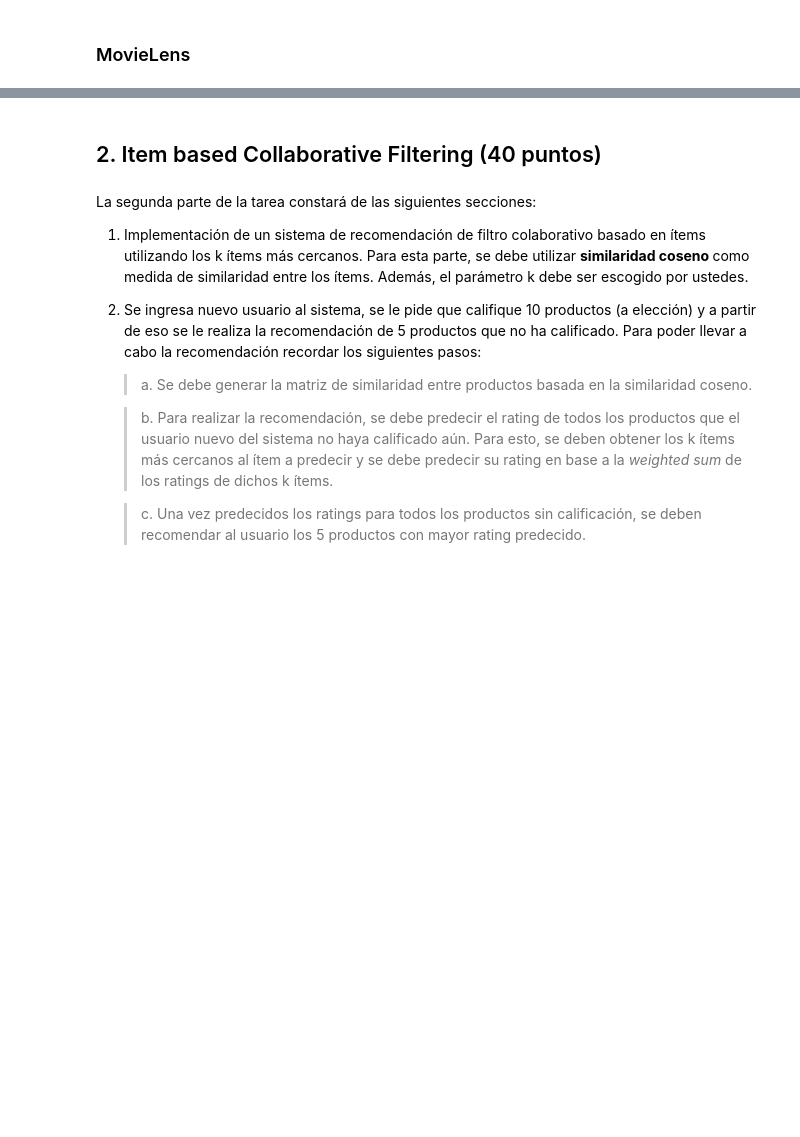
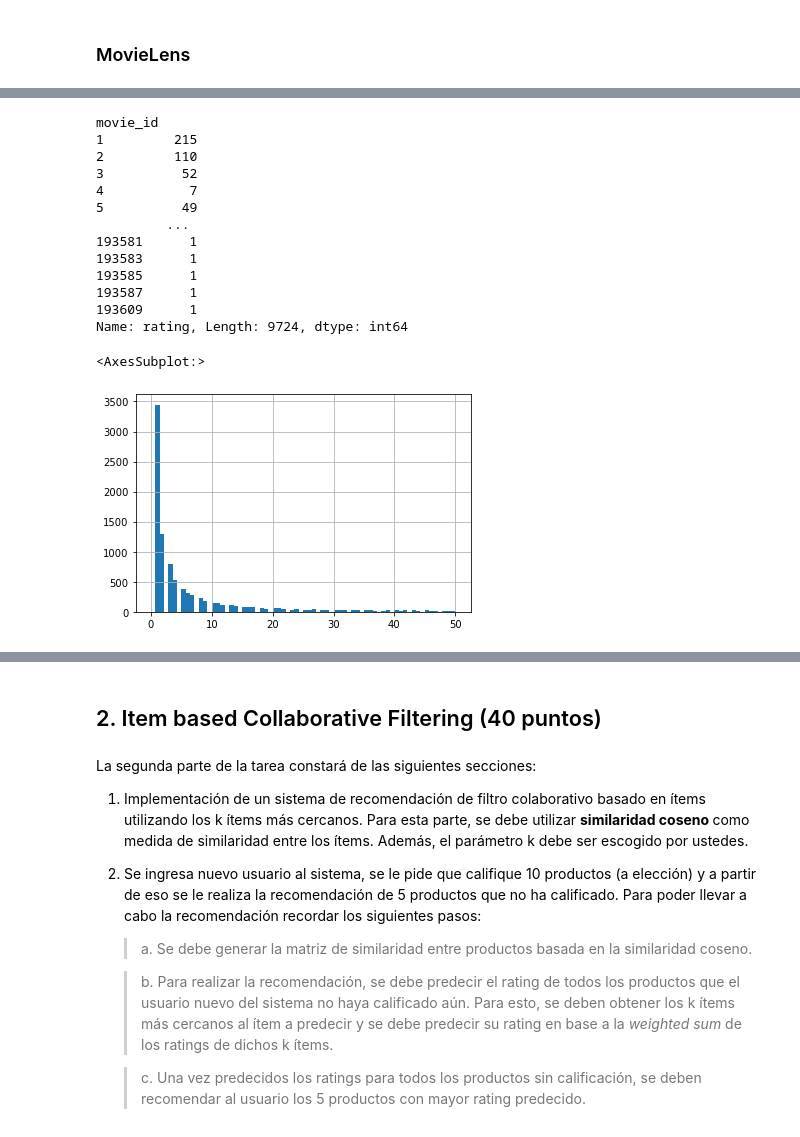
Before and after one commit to luciofondon98/Reconocimiento-de-Patrones-2021-1, a Jupyter notebook: Tarea 3/Tarea 3 - INF 479.ipynb, the cells around one changed output, grey strips where cells are left out. Cells and saved outputs as stored; diff of their text form; code cells hidden in the pictures; blank space fills up the shorter version.

```diff
--- a/Tarea 3/Tarea 3 - INF 479.ipynb
+++ b/Tarea 3/Tarea 3 - INF 479.ipynb
@@ -388 +221,21 @@ movies_with_new_rating
+# %%
+ratings_per_movie = df_ML_ratings.groupby('movie_id')['rating'].count()
+display(ratings_per_movie)
+ratings_per_movie.hist(bins=70, range=(0,50))
+# %% [output]
+movie_id
+1         215
+2         110
+3          52
+4           7
+5          49
+         ...
+193581      1
+193583      1
+193585      1
+193587      1
+193609      1
+Name: rating, Length: 9724, dtype: int64
+<AxesSubplot:>
+[figure, added]
 # %% [markdown]
```
Also changed, not shown: parts of 54 cells of this notebook.
